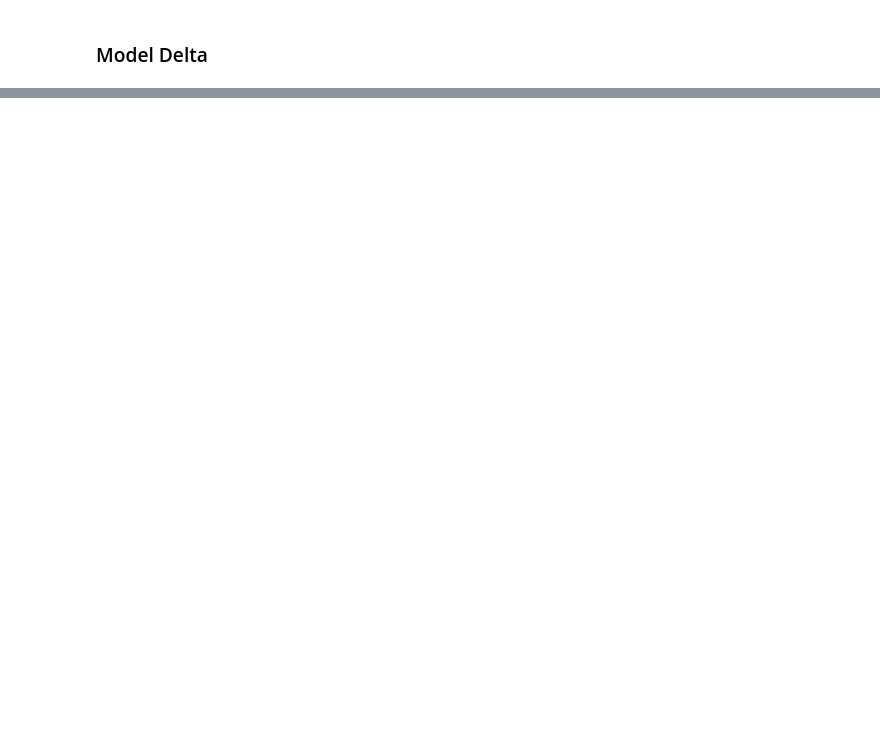
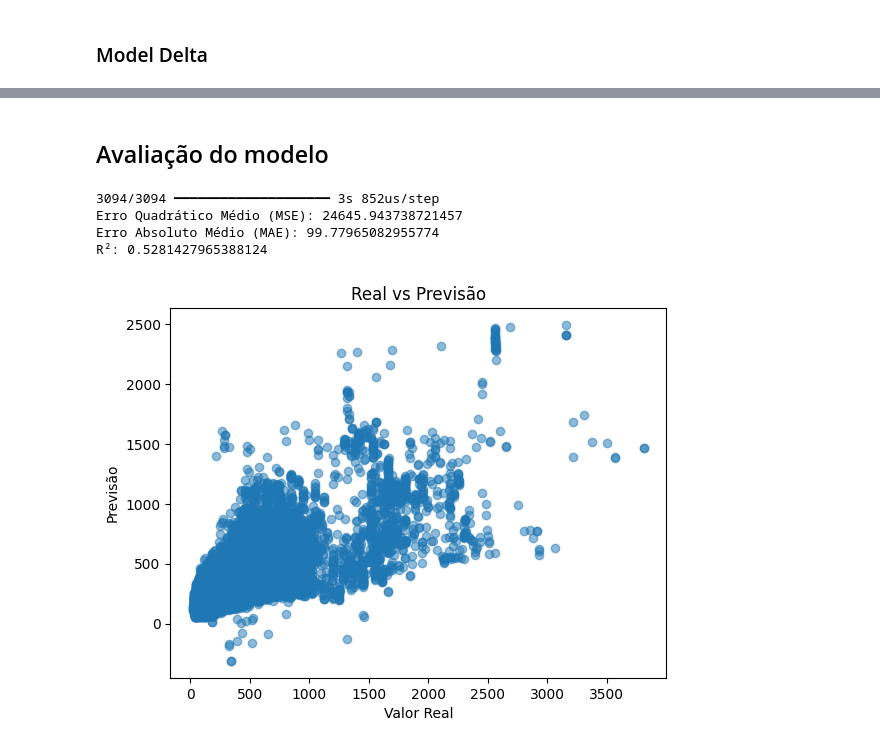
Before and after one commit to vitornuness/ads_2025_passagem_aerea, a Jupyter notebook: notebooks/4_modelagem.ipynb, the cells around one changed output, grey strips where cells are left out. Cells and saved outputs as stored; diff of their text form; code cells hidden in the pictures; blank space fills up the shorter version.

Commit message:
avaliação do modelo

```diff
--- a/notebooks/4_modelagem.ipynb
+++ b/notebooks/4_modelagem.ipynb
@@ -171,2 +222,26 @@ model_delta.summary()
 # %%
 model_delta.compile(loss='mse')
+# %% [markdown]
+## Avaliação do modelo
+# %%
+from sklearn.metrics import mean_squared_error, mean_absolute_error, r2_score
+
+y_pred = model_alfa.predict(x_test).flatten()
+
+# Avaliação
+print("Erro Quadrático Médio (MSE):", mean_squared_error(y_test, y_pred))
+print("Erro Absoluto Médio (MAE):", mean_absolute_error(y_test, y_pred))
+print("R²:", r2_score(y_test, y_pred))
+
+# Resultados
+plt.scatter(y_test, y_pred, alpha=0.5)
+plt.xlabel("Valor Real")
+plt.ylabel("Previsão")
+plt.title("Real vs Previsão")
+plt.show()
+# %% [output]
+3094/3094 ━━━━━━━━━━━━━━━━━━━━ 3s 852us/step
+Erro Quadrático Médio (MSE): 24645.943738721457
+Erro Absoluto Médio (MAE): 99.77965082955774
+R²: 0.5281427965388124
+[figure, added]
```
Also changed, not shown: parts of 7 cells of this notebook.
